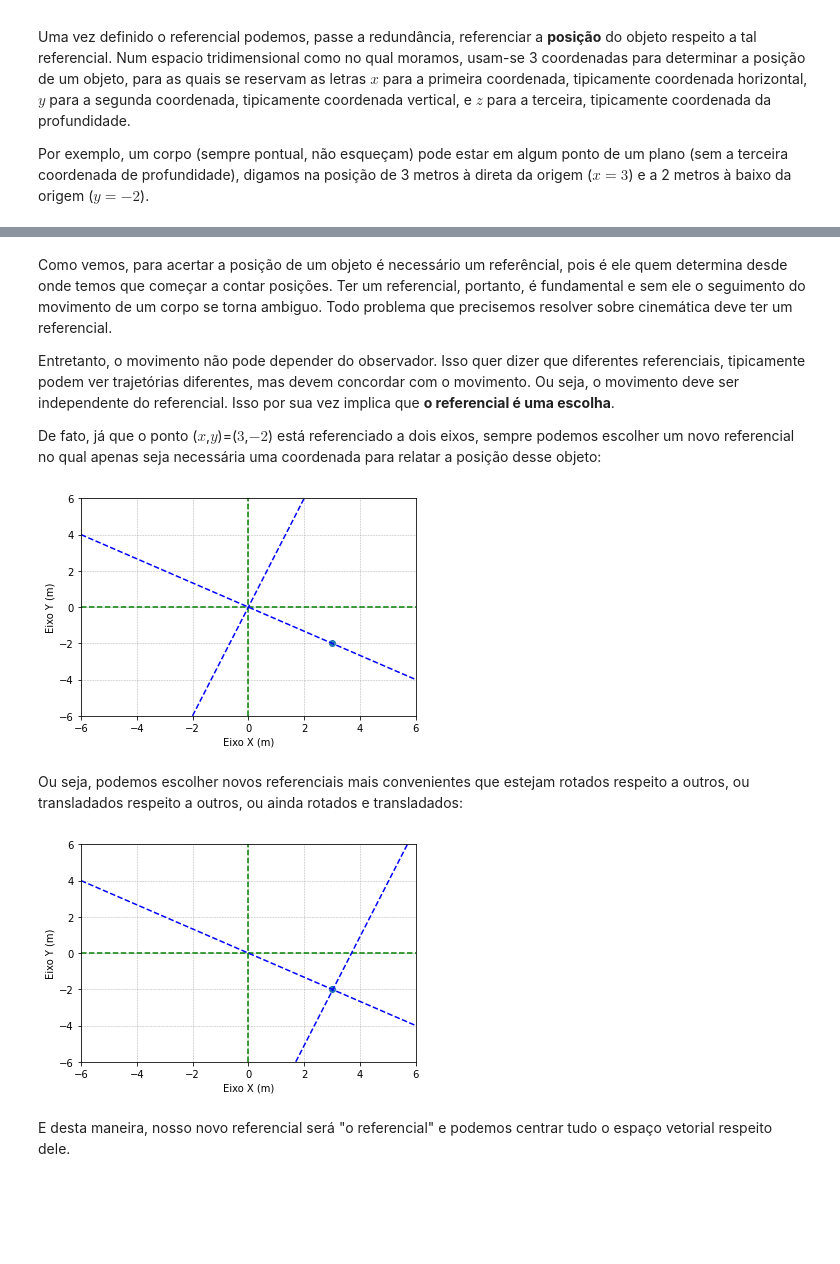
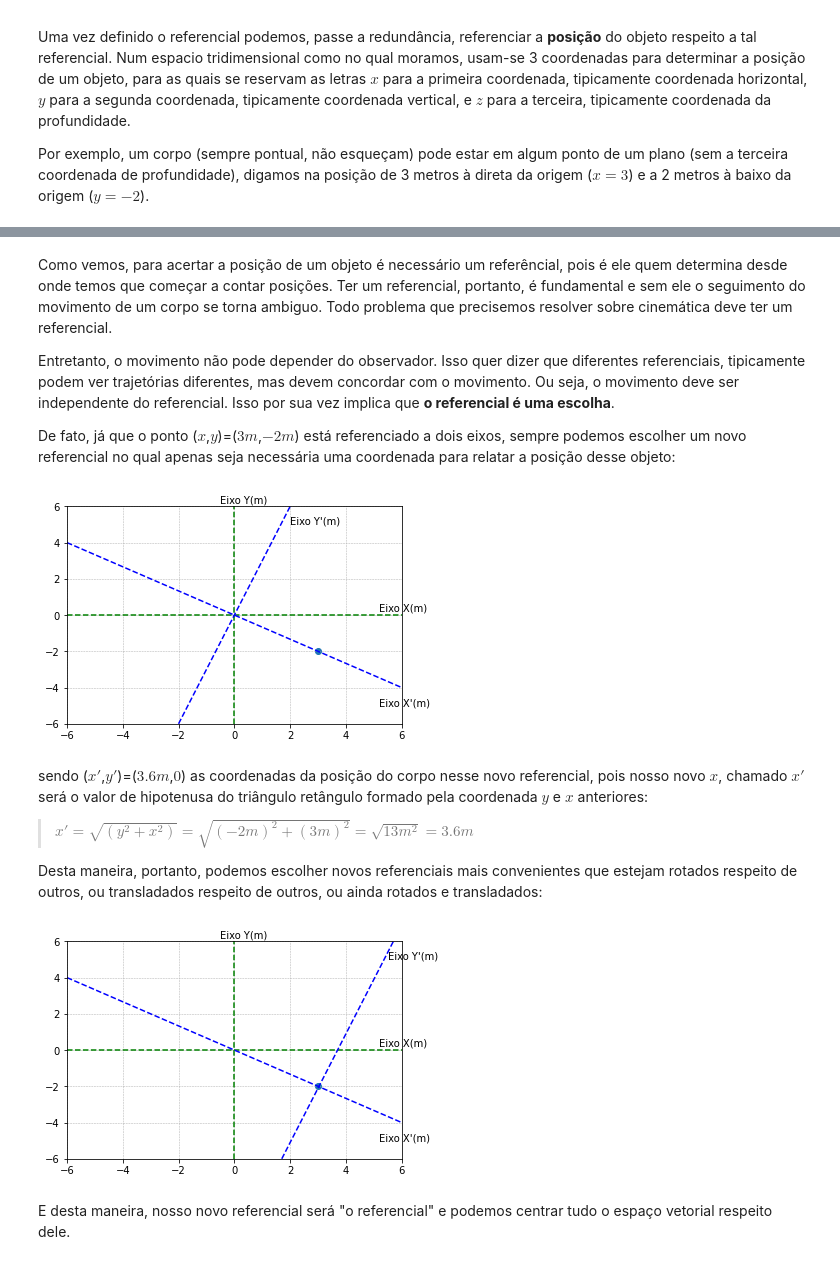
Before and after one commit to BorjaRuizReverter/LivroFisicaGeral, a Jupyter notebook: Tema4.ipynb, the cells around one changed output, grey strips where cells are left out. Drawn from its saved outputs; the diff is of its cells as text; code cells hidden in the pictures; blank space fills up the shorter version.

```diff
--- a/Tema4.ipynb
+++ b/Tema4.ipynb
@@ -76,7 +76,7 @@ Como vemos, para acertar a posição de um objeto é necessário um referêncial
 
 Entretanto, o movimento não pode depender do observador. Isso quer dizer que diferentes referenciais, tipicamente podem ver trajetórias diferentes, mas devem concordar com o movimento. Ou seja, o movimento deve ser independente do referencial. Isso por sua vez implica que **o referencial é uma escolha**.
 
-De fato, já que o ponto ($x$,$y$)=($3$,$-2$) está referenciado a dois eixos, sempre podemos escolher um novo referencial no qual apenas seja necessária uma coordenada para relatar a posição desse objeto:
+De fato, já que o ponto ($x$,$y$)=($3m$,$-2m$) está referenciado a dois eixos, sempre podemos escolher um novo referencial no qual apenas seja necessária uma coordenada para relatar a posição desse objeto:
 # %%
 # importing the required module
 import matplotlib.pyplot as plt
@@ -89,40 +89,49 @@ y = [-2]
 plt.scatter(x, y, marker='o')
 
 # naming the x axis
-plt.xlabel('Eixo X (m)')
+#plt.xlabel('Eixo X (m)', loc='right')
 # naming the y axis
-plt.ylabel('Eixo Y (m)')
+#plt.ylabel('Eixo Y (m)')
 
 # giving a title to my graph
 plt.title('')
 
 #axis limits
 plt.xlim(-6, 6)
 plt.ylim(-6, 6)
+
 plt.grid(linestyle = '--', linewidth = 0.5)
 
 xorigem_ver = [0, 0]
 yorigem_ver = [-6, 6]
 plt.plot(xorigem_ver, yorigem_ver, marker='', color='green', linestyle="--")
 
 xorigem_hor = [-6, 6]
 yorigem_hor = [0, 0]
 plt.plot(xorigem_hor, yorigem_hor, marker='', color='green', linestyle="--")
 
 xorigem_ver2 = [-2, 2]
 yorigem_ver2 = [-6, 6]
 plt.plot(xorigem_ver2, yorigem_ver2, marker='', color='blue', linestyle="--")
 
 xorigem_hor2 = [-6, 6]
 yorigem_hor2 = [4, -4]
 plt.plot(xorigem_hor2, yorigem_hor2, marker='', color='blue', linestyle="--")
 
+plt.subplot(111).annotate("Eixo Y(m)", xy=(3, 3), xytext=(-0.5, 6.2))
+plt.subplot(111).annotate("Eixo X(m)", xy=(3, 3), xytext=(5.2, 0.2))
+plt.subplot(111).annotate("Eixo X'(m)", xy=(3, 3), xytext=(5.2, -5))
+plt.subplot(111).annotate("Eixo Y'(m)", xy=(3, 3), xytext=(2, 5))
+
 # function to show the plot
 plt.show()
 # %% [output]
-[figure, old version]
+[figure, new version]
-# %% [markdown]
-Ou seja, podemos escolher novos referenciais mais convenientes que estejam rotados respeito a outros, ou transladados respeito a outros, ou ainda rotados e transladados:
+# %% [markdown]
+sendo ($x'$,$y'$)=($3.6m$,$0$) as coordenadas da posição do corpo nesse novo referencial, pois nosso novo $x$, chamado $x'$ será o valor de hipotenusa do triângulo retângulo formado pela coordenada $y$ e $x$ anteriores:
+> $x'=\sqrt{(y^2+x^2)}=\sqrt{(-2m)^2+(3m)^2}=\sqrt{13m^2}=3.6m$
+
+Desta maneira, portanto, podemos escolher novos referenciais mais convenientes que estejam rotados respeito de outros, ou transladados respeito de outros, ou ainda rotados e transladados:
 # %%
 # importing the required module
 import matplotlib.pyplot as plt
@@ -135,9 +144,9 @@ y = [-2]
 plt.scatter(x, y, marker='o')
 
 # naming the x axis
-plt.xlabel('Eixo X (m)')
+#plt.xlabel('Eixo X (m)', loc='right')
 # naming the y axis
-plt.ylabel('Eixo Y (m)')
+#plt.ylabel('Eixo Y (m)')
 
 # giving a title to my graph
 plt.title('')
@@ -163,10 +172,15 @@ xorigem_hor2 = [-6, 6]
 yorigem_hor2 = [4, -4]
 plt.plot(xorigem_hor2, yorigem_hor2, marker='', color='blue', linestyle="--")
 
+plt.subplot(111).annotate("Eixo Y(m)", xy=(3, 3), xytext=(-0.5, 6.2))
+plt.subplot(111).annotate("Eixo X(m)", xy=(3, 3), xytext=(5.2, 0.2))
+plt.subplot(111).annotate("Eixo X'(m)", xy=(3, 3), xytext=(5.2, -5))
+plt.subplot(111).annotate("Eixo Y'(m)", xy=(3, 3), xytext=(5.5, 5))
+
 # function to show the plot
 plt.show()
 # %% [output]
-[figure, old version]
+[figure, new version]
 # %% [markdown]
 E desta maneira, nosso novo referencial será "o referencial" e podemos centrar tudo o espaço vetorial respeito dele.
 # %%
```
Also changed, not shown: parts of 3 cells of this notebook.
